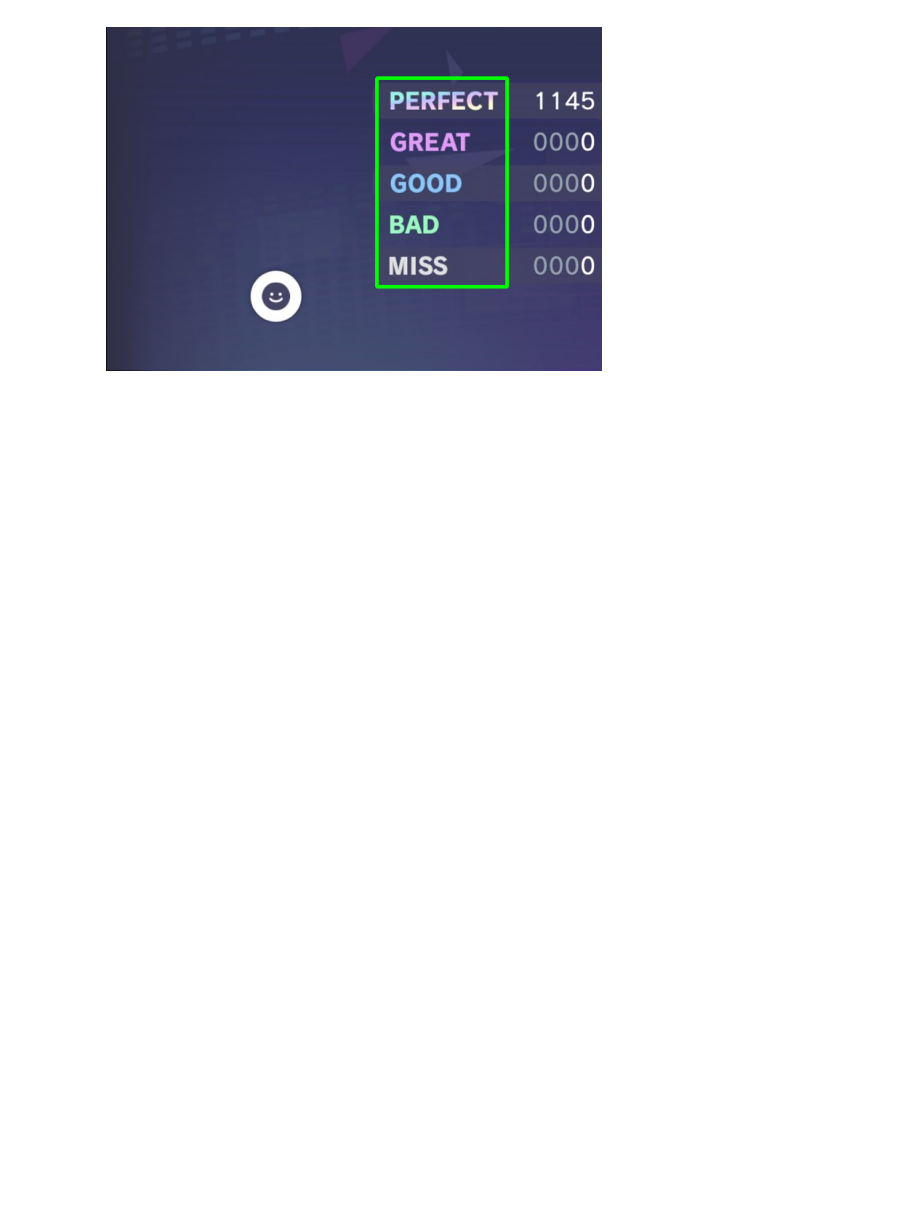
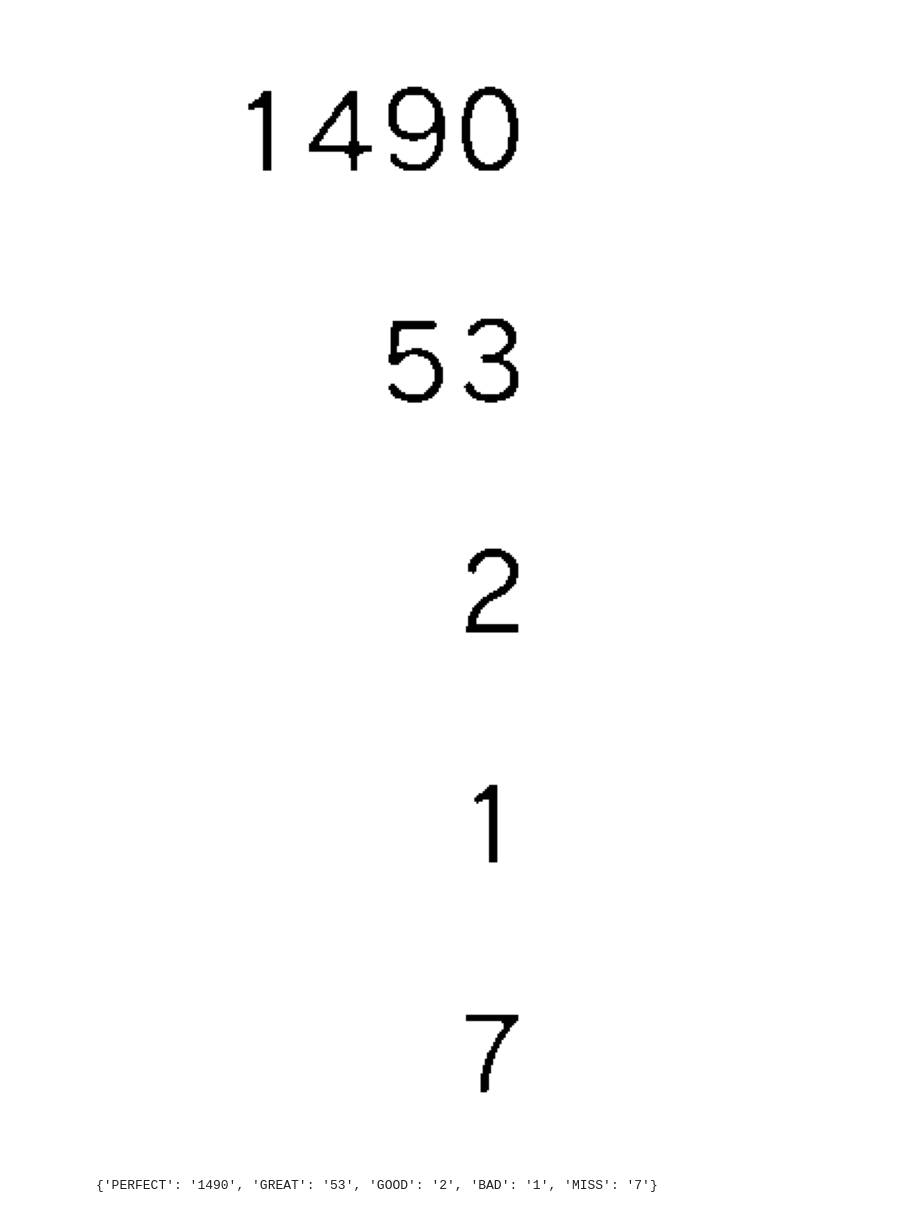
Before and after one commit to result-database/ocr-api-v3-notebook, a Jupyter notebook: judge.ipynb, the cells around one changed output. Cells and saved outputs as stored; diff of their text form; code cells hidden in the pictures; blank space fills up the shorter version.

Commit message:
judgeを完成

```diff
--- a/judge.ipynb
+++ b/judge.ipynb
@@ -16,3 +10,8 @@ def openImg(url):
+# %%
+judges = ['PERFECT', 'GREAT', 'GOOD', 'BAD', 'MISS']
+
+tools = pyocr.get_available_tools()
+tool = tools[0]
 # %%
 def searchPosition(templ_img, query_img, good_match_rate=0.30):
     # https://qiita.com/sitar-harmonics/items/41d54dbfc6c81b87b905
@@ -27,34 +26,75 @@ def searchPosition(templ_img, query_img, good_match_rate=0.30):
     # マッチング
     bf = cv2.BFMatcher(cv2.NORM_HAMMING, crossCheck=True)
 
     # 特徴量ベクトル同士をマッチング
     matches = bf.match(query_des, templ_des)
 
     # 特徴量をマッチング状況に応じてソート
     matches = sorted(matches, key = lambda x:x.distance)
     good = matches[:int(len(matches) * good_match_rate)]
 
     # 位置計算
     src_pts = np.float32([templ_kp[m.trainIdx].pt for m in good])
     dst_pts = np.float32([query_kp[m.queryIdx].pt for m in good])
     Mx, mask = cv2.findHomography(src_pts, dst_pts, cv2.RANSAC)
 
     # 画像４隅の角座標を取得
     th = templ_img.shape[0]
     tw = templ_img.shape[1]
     pts = np.array([[[0,0], [0,th-1],[tw-1,th-1],[tw-1,0]]], dtype=np.float32)
     dst = cv2.perspectiveTransform(pts,Mx)
     return  Mx, np.int32(dst)
 
 
 from_img = cv2.cvtColor(cv2.imread('./template.png'), cv2.COLOR_BGR2RGB)
-to_img = openImg("https://raw.githubusercontent.com/result-database/ocr-api-v3-notebook/main/wide1.jpg")
-to_img = to_img[to_img.shape[0] // 2:to_img.shape[0], 0:to_img.shape[1] // 3]
+to_img = cv2.cvtColor(cv2.imread('./IMG_8927.png'), cv2.COLOR_BGR2RGB)
+to_img = to_img[to_img.shape[0] // 2:to_img.shape[0], 0:to_img.shape[1] // 2]
 
 Mx, dst = searchPosition(templ_img=from_img, query_img=to_img)
 
-plt.imshow(cv2.polylines(to_img, [np.int32(dst)], True, (0, 255, 0), 3))
+x, y = np.sort(dst[0,:,0]), np.sort(dst[0,:,1])
+
+img = to_img[y[0] : y[3] , x[3] : x[3] + math.floor((x[3] - x[0]) / 5 * 4)]
+
+datas = {}
+hight = img.shape[0] // 5
+
+border = 230
+blur = True
+psm = 6
+
+builder = pyocr.builders.DigitBuilder(tesseract_layout=psm)
+
+for i in range(len(judges)):
+    cropped_img = img[hight * i : hight * (i + 1), 0 : img.shape[1]]
+
+    # convert to grayscale
+    r, g, b = cropped_img[:, :, 0], cropped_img[:, :, 1], cropped_img[:, :, 2]
+    mask = np.logical_and(r >= border, np.logical_and(g >= border, b >= border))
+    cropped_img[mask] = [0, 0, 0]
+    cropped_img[np.logical_not(mask)] = [255, 255, 255]
+
+    plt.imshow(cropped_img)
+    plt.axis('off')
+    plt.show()
+
+    # 余白作成とblur
+    if blur:
+        cropped_img = cv2.blur(cropped_img, (3, 3))
+    cropped_img = cv2.copyMakeBorder(cropped_img, 100, 100, 100, 100, cv2.BORDER_CONSTANT, value=[255,255,255])
+
+    result = tool.image_to_string(Image.fromarray(cropped_img), lang='eng', builder=builder)
+    datas[judges[i]] = result
+
+print(datas)
+
+plt.imshow(img)
 plt.axis('off')
 plt.show()
 # %% [output]
-[figure, old version]
+[figure, new version]
+[figure, added]
+[figure, added]
+[figure, added]
+[figure, added]
+{'PERFECT': '1490', 'GREAT': '53', 'GOOD': '2', 'BAD': '1', 'MISS': '7'}
```
Also changed, not shown: parts of 2 cells of this notebook.
